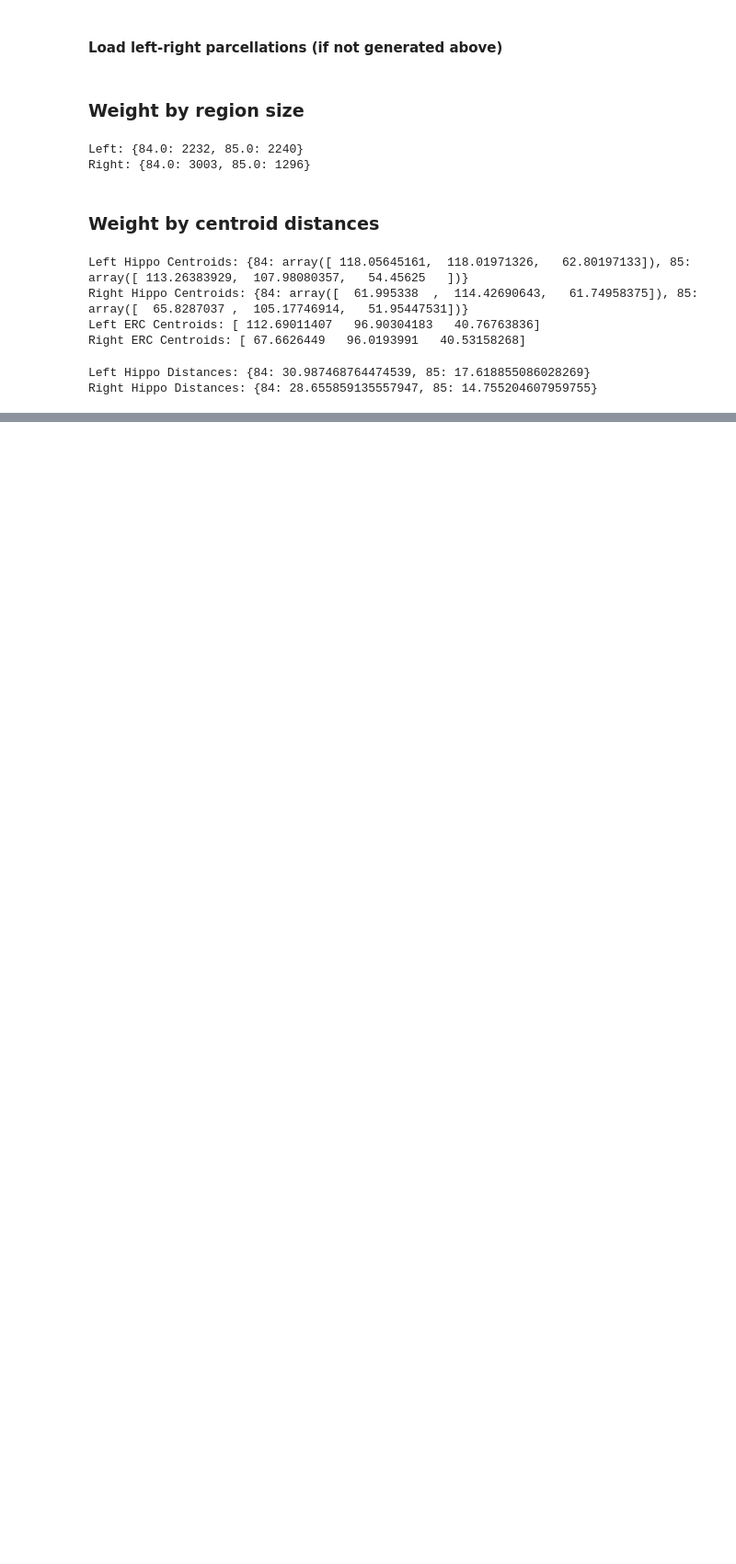
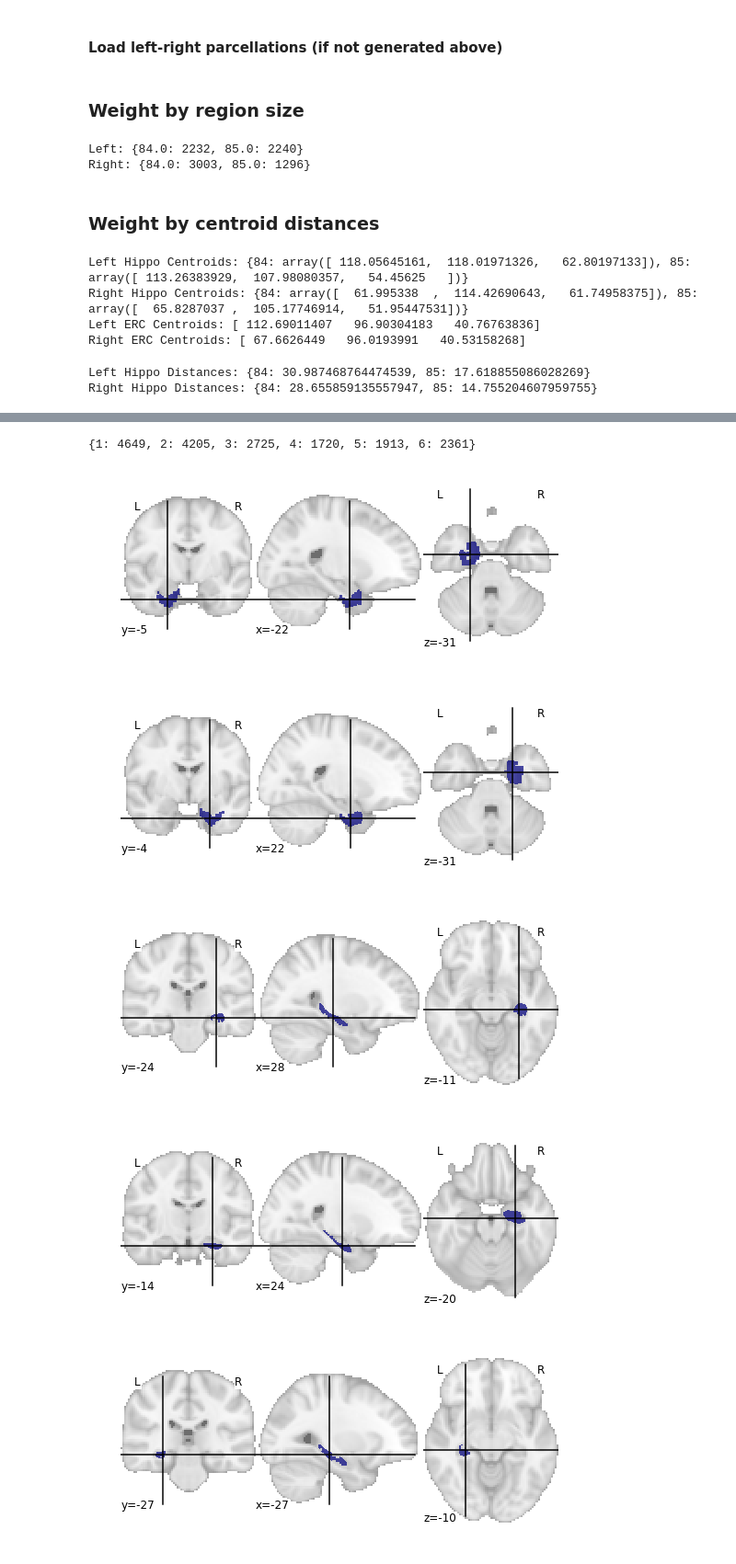
Before and after one commit to gkiar/alzhippo, a Jupyter notebook: code/dkt_region_statistics.ipynb, the cells around one changed output, grey strips where cells are left out. Shown at 92% size. Drawn from its saved outputs; the diff is of its cells as text; code cells hidden in the pictures; blank space fills up the shorter version.

Commit message:
did sizes and distances for dilated hipp data

```diff
--- a/code/dkt_region_statistics.ipynb
+++ b/code/dkt_region_statistics.ipynb
@@ -168,0 +177,22 @@ Right Hippo Distances: {84: 28.655859135557947, 85: 14.755204607959755}
+# %%
+atlas_img = nib.load('../data/dilated_hipp_parcellation_FULL_EC_gspace.nii.gz')
+atlas = atlas_img.get_data()
+# %%
+sizes = dict(zip(*np.unique(atlas, return_counts=True)))
+del sizes[0.0]
+np.save('../data/dkt_hippo_left_sizes',
+        [dkt_hippo_left_sizes[84], dkt_hippo_left_sizes[85]],
+        allow_pickle=False)
+# %% [output]
+{1: 4649, 2: 4205, 3: 2725, 4: 1720, 5: 1913, 6: 2361}
+# %%
+for i in np.unique(atlas)[1:]:
+    jnk = np.zeros_like(atlas)
+    jnk[atlas==i] = 1
+    plotting.plot_roi(nib.Nifti1Image(jnk,atlas_img.affine))
+# %% [output]
+[figure, added]
+[figure, added]
+[figure, added]
+[figure, added]
+[figure, added]
```
Also changed, not shown: parts of 8 cells of this notebook.
